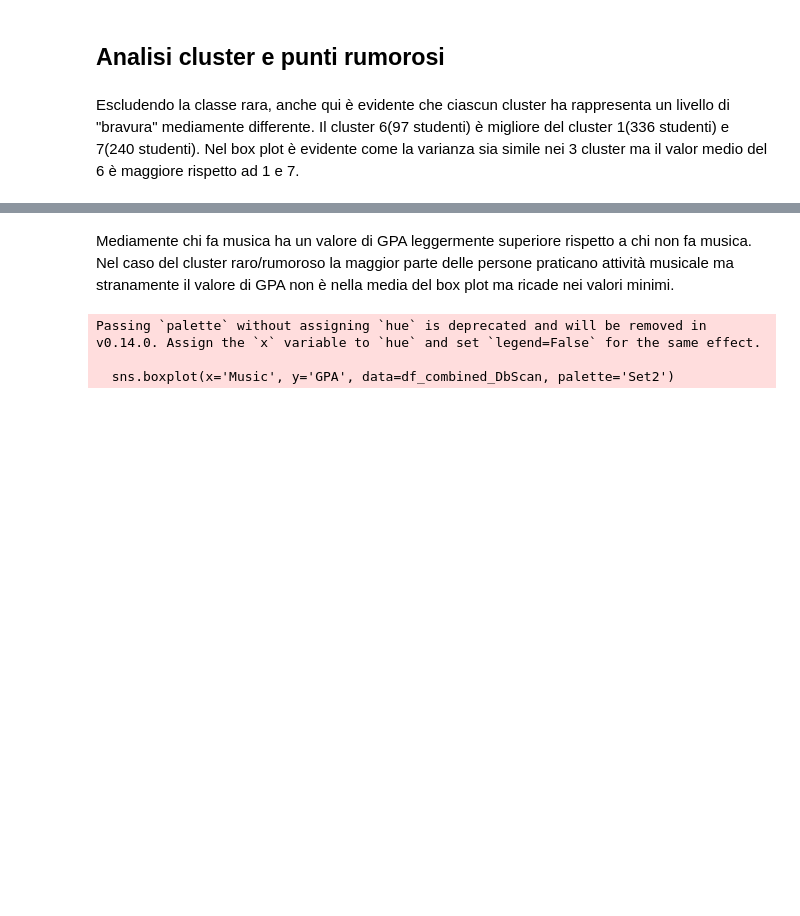
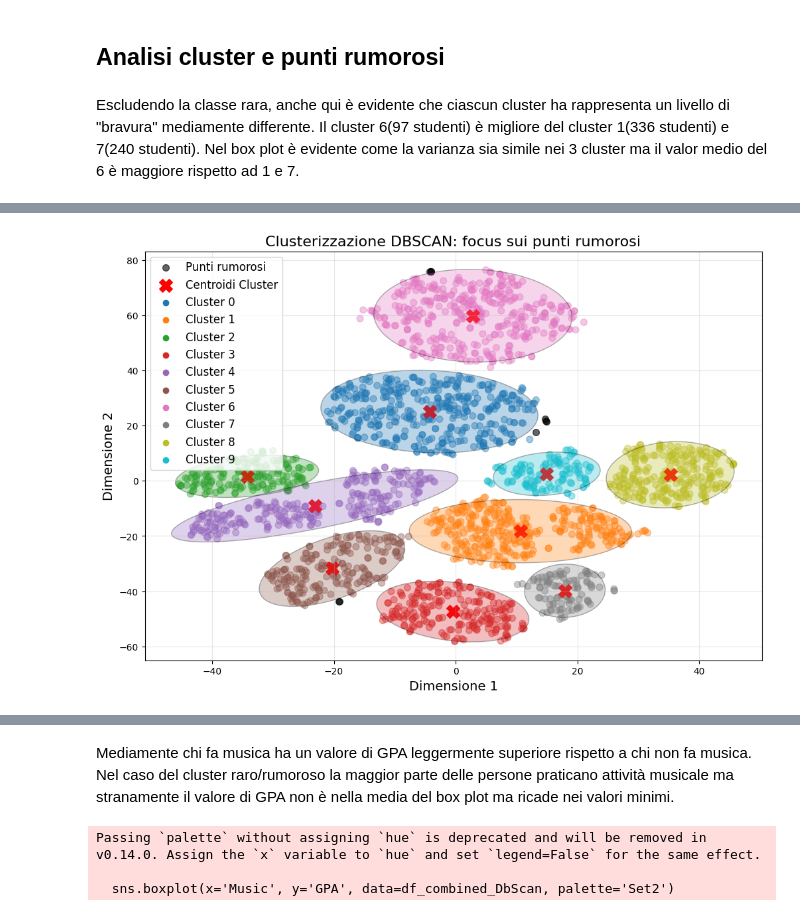
Before and after one commit to Giansimone-Coccia/Student_Performance_Analysis, a Jupyter notebook: Clusterizzazione.ipynb, the cells around one changed output, grey strips where cells are left out. Saved outputs shown, nothing was run; the diff lists cells and outputs as text; code cells hidden in the pictures; blank space fills up the shorter version.

```diff
--- a/Clusterizzazione.ipynb
+++ b/Clusterizzazione.ipynb
@@ -668,3 +675,75 @@ df_noise.head()
+# %%
+import numpy as np
+from matplotlib.patches import Ellipse
+import matplotlib.pyplot as plt
+
+# Funzione per calcolare un'ellisse basata sulla covarianza
+def get_cov_ellipse(cov, mean, nstd=2.0, **kwargs):
+    """
+    Calcola l'ellisse di covarianza.
+    cov: matrice di covarianza (2x2)
+    mean: media (centroide) del cluster (x, y)
+    nstd: numero di deviazioni standard (default: 2)
+    kwargs: argomenti per la patch Ellipse
+    """
+    eigvals, eigvecs = np.linalg.eigh(cov)
+    order = eigvals.argsort()[::-1]
+    eigvals, eigvecs = eigvals[order], eigvecs[:, order]
+    angle = np.degrees(np.arctan2(*eigvecs[:, 0][::-1]))
+    width, height = 2 * nstd * np.sqrt(eigvals)
+    return Ellipse(xy=mean, width=width, height=height, angle=angle, **kwargs)
+
+# Separare punti rumorosi e cluster
+noise_points = df_combined_DbScan[df_combined_DbScan['Cluster'] == -1]
+cluster_points = df_combined_DbScan[df_combined_DbScan['Cluster'] != -1]
+
+# Calcolare i centroidi
+centroids = cluster_points.groupby('Cluster')[['TSNE1', 'TSNE2']].mean()
+
+# Creare il plot
+plt.figure(figsize=(12, 8))
+
+# Scatter dei punti rumorosi
+plt.scatter(noise_points['TSNE1'], noise_points['TSNE2'],
+            color='black', alpha=0.6, label='Punti rumorosi', s=50)
+
+# Scatter dei punti dei cluster
+plt.scatter(cluster_points['TSNE1'], cluster_points['TSNE2'],
+            alpha=0.4, c=cluster_points['Cluster'], cmap='tab10', s=50)
+
+# Scatter dei centroidi
+plt.scatter(centroids['TSNE1'], centroids['TSNE2'],
+            color='red', marker='X', s=200, label='Centroidi Cluster')
+
+# Aggiungere ellissi attorno ai cluster e legenda
+colors = plt.cm.tab10.colors  # Colori per i cluster
+for idx, cluster_id in enumerate(centroids.index):
+    cluster_data = cluster_points[cluster_points['Cluster'] == cluster_id][['TSNE1', 'TSNE2']]
+    cov = np.cov(cluster_data.T)  # Matrice di covarianza
+    mean = centroids.loc[cluster_id].values
+    ellipse = get_cov_ellipse(
+        cov,
+        mean,
+        nstd=2,
+        edgecolor='black',
+        alpha=0.3,
+        facecolor=colors[idx % len(colors)]
+    )
+    plt.gca().add_patch(ellipse)
+    # Aggiungere alla legenda
+    plt.scatter([], [], color=colors[idx % len(colors)], label=f'Cluster {cluster_id}')
+
+# Personalizzazioni
+plt.title('Clusterizzazione DBSCAN: focus sui punti rumorosi', fontsize=16)
+plt.xlabel('Dimensione 1', fontsize=14)
+plt.ylabel('Dimensione 2', fontsize=14)
+plt.legend(fontsize=12)
+plt.grid(alpha=0.3)
+
+# Mostrare il grafico
+plt.show()
+# %% [output]
+[figure, added]
 # %%
 # Calcolare le statistiche per i valori di GPA per ciascun cluster
 cluster_stats = df_combined_DbScan.groupby('Cluster')['GPA'].agg(['mean', 'std', 'var'])
```
Also changed, not shown: parts of 14 cells of this notebook.
